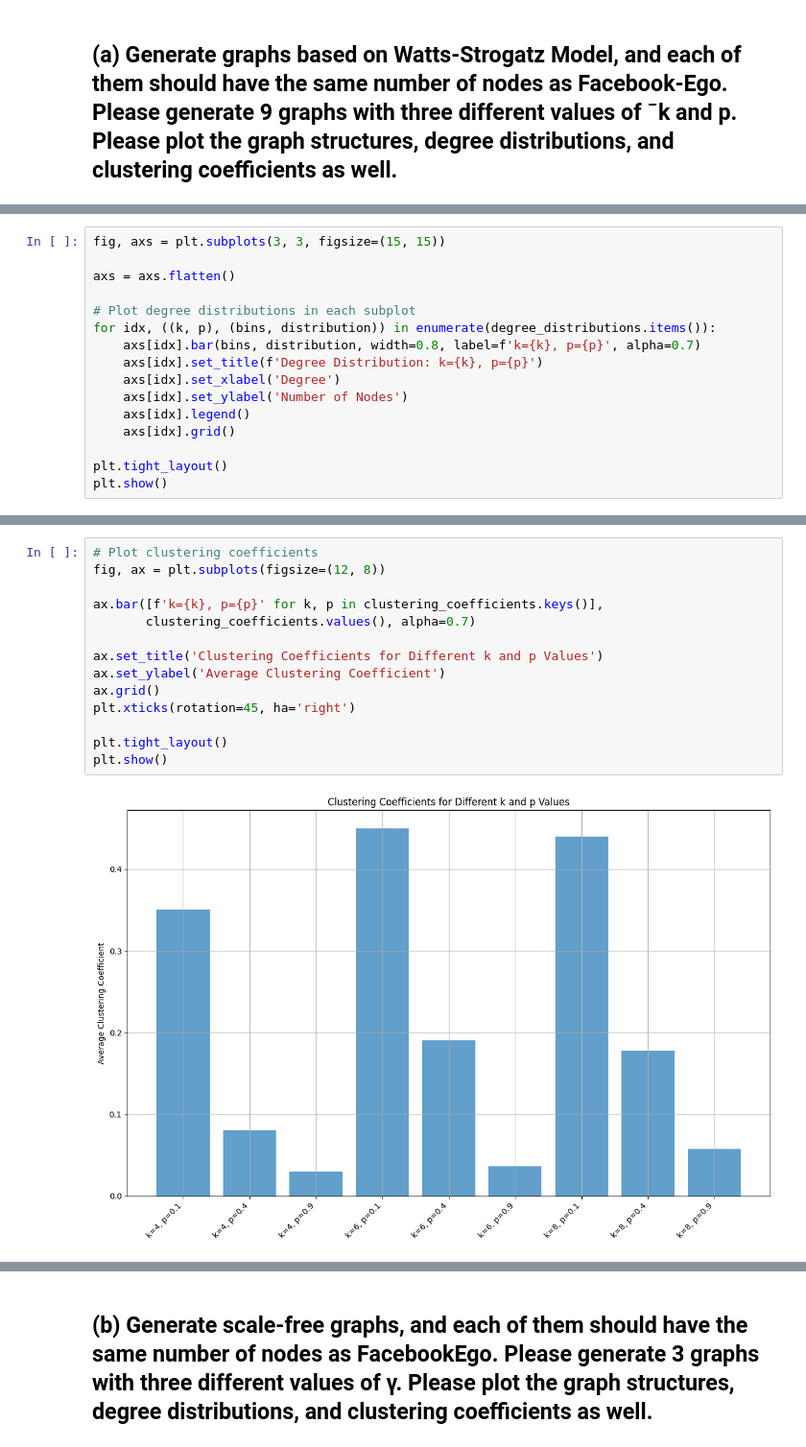
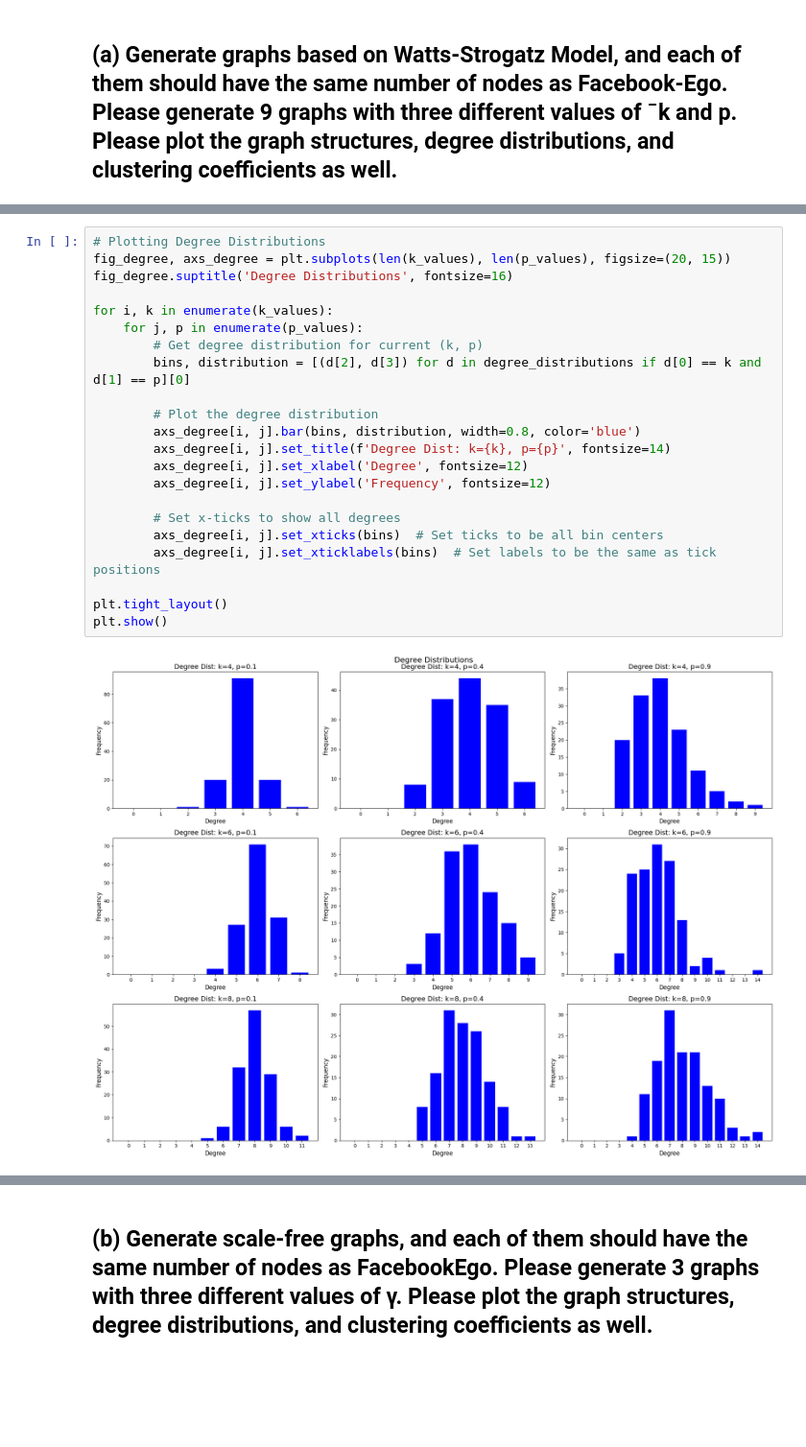
Before and after one commit to pariaighanian/Analysis_of_Complex_Netwroks, a Jupyter notebook: assignment_03.ipynb, the cells around one changed output, grey strips where cells are left out. Shown at 96% size. Cells and saved outputs as stored; diff of their text form; blank space fills up the shorter version.

```diff
--- a/assignment_03.ipynb
+++ b/assignment_03.ipynb
@@ -57,16 +62,0 @@ plt.show()
-# %%
-fig, axs = plt.subplots(3, 3, figsize=(15, 15))
-
-axs = axs.flatten()
-
-# Plot degree distributions in each subplot
-for idx, ((k, p), (bins, distribution)) in enumerate(degree_distributions.items()):
-    axs[idx].bar(bins, distribution, width=0.8, label=f'k={k}, p={p}', alpha=0.7)
-    axs[idx].set_title(f'Degree Distribution: k={k}, p={p}')
-    axs[idx].set_xlabel('Degree')
-    axs[idx].set_ylabel('Number of Nodes')
-    axs[idx].legend()
-    axs[idx].grid()
-
-plt.tight_layout()
-plt.show()
@@ -75,16 +63,24 @@ plt.show()
-# %%
-# Plot clustering coefficients
-fig, ax = plt.subplots(figsize=(12, 8))
-
-ax.bar([f'k={k}, p={p}' for k, p in clustering_coefficients.keys()],
-       clustering_coefficients.values(), alpha=0.7)
-
-ax.set_title('Clustering Coefficients for Different k and p Values')
-ax.set_ylabel('Average Clustering Coefficient')
-ax.grid()
-plt.xticks(rotation=45, ha='right')
-
-plt.tight_layout()
-plt.show()
-# %% [output]
-[figure, removed]
+# %%
+# Plotting Degree Distributions
+fig_degree, axs_degree = plt.subplots(len(k_values), len(p_values), figsize=(20, 15))
+fig_degree.suptitle('Degree Distributions', fontsize=16)
+
+for i, k in enumerate(k_values):
+    for j, p in enumerate(p_values):
+        # Get degree distribution for current (k, p)
+        bins, distribution = [(d[2], d[3]) for d in degree_distributions if d[0] == k and d[1] == p][0]
+
+        # Plot the degree distribution
+        axs_degree[i, j].bar(bins, distribution, width=0.8, color='blue')
+        axs_degree[i, j].set_title(f'Degree Dist: k={k}, p={p}', fontsize=14)
+        axs_degree[i, j].set_xlabel('Degree', fontsize=12)
+        axs_degree[i, j].set_ylabel('Frequency', fontsize=12)
+
+        # Set x-ticks to show all degrees
+        axs_degree[i, j].set_xticks(bins)  # Set ticks to be all bin centers
+        axs_degree[i, j].set_xticklabels(bins)  # Set labels to be the same as tick positions
+
+plt.tight_layout()
+plt.show()
+# %% [output]
+[figure, added]
```
Also changed, not shown: parts of 6 cells of this notebook.
